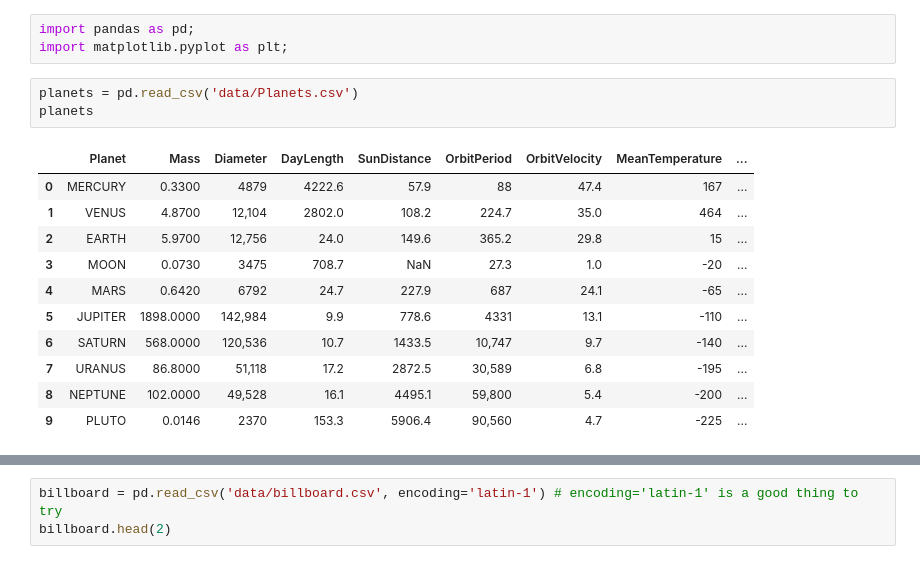
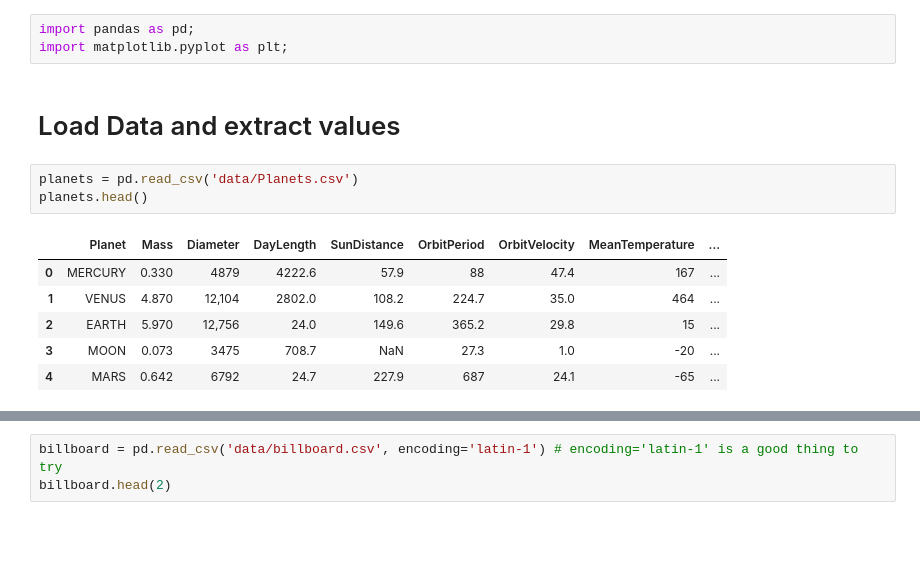
Before and after one commit to MaCoZu/statistics, a Jupyter notebook: essential_01_data_cleaning.ipynb, the cells around one changed output, grey strips where cells are left out. Drawn from its saved outputs; the diff is of its cells as text; blank space fills up the shorter version.

```diff
--- a/essential_01_data_cleaning.ipynb
+++ b/essential_01_data_cleaning.ipynb
@@ -1,19 +1,16 @@
 # %%
 import pandas as pd;
 import matplotlib.pyplot as plt;
+# %% [markdown]
+# Load Data and extract values
 # %%
 planets = pd.read_csv('data/Planets.csv')
-planets
+planets.head()
 # %% [output]
 |  | Planet | Mass | Diameter | DayLength | SunDistance | OrbitPeriod | OrbitVelocity | MeanTemperature | ... |
-| 0 | MERCURY | 0.3300 | 4879 | 4222.6 | 57.9 | 88 | 47.4 | 167 | ... |
-| 1 | VENUS | 4.8700 | 12,104 | 2802.0 | 108.2 | 224.7 | 35.0 | 464 | ... |
-| 2 | EARTH | 5.9700 | 12,756 | 24.0 | 149.6 | 365.2 | 29.8 | 15 | ... |
-| 3 | MOON | 0.0730 | 3475 | 708.7 | NaN | 27.3 | 1.0 | -20 | ... |
-| 4 | MARS | 0.6420 | 6792 | 24.7 | 227.9 | 687 | 24.1 | -65 | ... |
-| 5 | JUPITER | 1898.0000 | 142,984 | 9.9 | 778.6 | 4331 | 13.1 | -110 | ... |
-| 6 | SATURN | 568.0000 | 120,536 | 10.7 | 1433.5 | 10,747 | 9.7 | -140 | ... |
-| 7 | URANUS | 86.8000 | 51,118 | 17.2 | 2872.5 | 30,589 | 6.8 | -195 | ... |
-| 8 | NEPTUNE | 102.0000 | 49,528 | 16.1 | 4495.1 | 59,800 | 5.4 | -200 | ... |
-| 9 | PLUTO | 0.0146 | 2370 | 153.3 | 5906.4 | 90,560 | 4.7 | -225 | ... |
+| 0 | MERCURY | 0.330 | 4879 | 4222.6 | 57.9 | 88 | 47.4 | 167 | ... |
+| 1 | VENUS | 4.870 | 12,104 | 2802.0 | 108.2 | 224.7 | 35.0 | 464 | ... |
+| 2 | EARTH | 5.970 | 12,756 | 24.0 | 149.6 | 365.2 | 29.8 | 15 | ... |
+| 3 | MOON | 0.073 | 3475 | 708.7 | NaN | 27.3 | 1.0 | -20 | ... |
+| 4 | MARS | 0.642 | 6792 | 24.7 | 227.9 | 687 | 24.1 | -65 | ... |
 # %%
```
Also changed, not shown: parts of 29 cells of this notebook, 11 other files.
